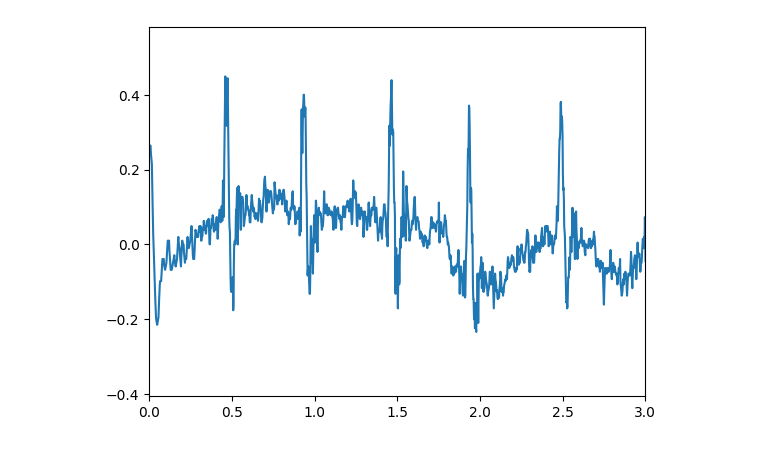
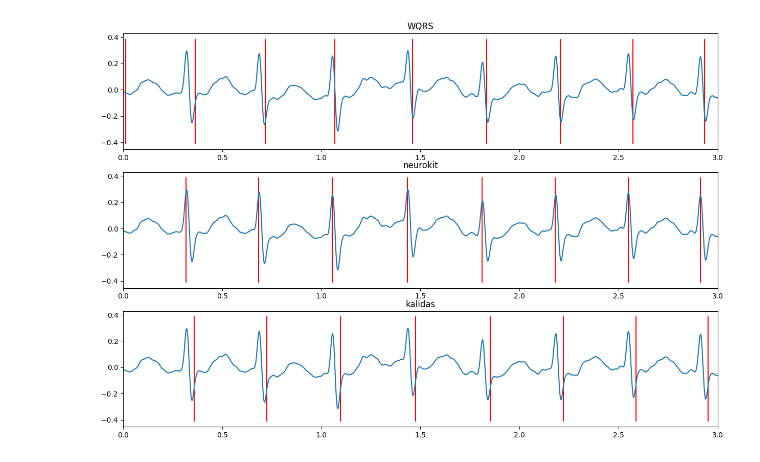
Before and after one commit to Mazako/projekt_zespolowy, a Jupyter notebook: ecd_sandbox/ecd_sandbox.ipynb, the cells around one changed output. Saved outputs shown, nothing was run; the diff lists cells and outputs as text; code cells hidden in the pictures.

```diff
--- a/ecd_sandbox/ecd_sandbox.ipynb
+++ b/ecd_sandbox/ecd_sandbox.ipynb
@@ -1,18 +1,27 @@
 # %%
+def plot_detector_results(ax, detector_results, title, time, canal):
+    ax.vlines(x=detector_results, ymin=min(canal), ymax=max(canal), color="r")
+    ax.plot(time, canal)
+    ax.set_xlim(0, 3)
+    ax.set_title(title)
 
 import matplotlib.pyplot as plt
-import numpy as np
-from ecgdetectors import Detectors
 
 from EcdDataConverter import import_mat
+from QrsDetector import *
+data = import_mat('./files/JS00005.hea', './files/JS00005.mat')
+channel = nk.ecg_clean(data.I, data.frequency)
 
-data = import_mat('./files/JS00001.hea', './files/JS00001.mat')
-II = data.II
-length = len(II)
-t = 1 / data.frequency
-time = np.arange(t, length * t + t, t)
-plt.plot(time, II)
-plt.xlim(0, 3)
-plt.show()
+wqrs = find_wqrs(channel, data.frequency)
+neurokit = find_neurokit(channel, data.frequency)
+kalidas = find_kalidas(channel, data.frequency)
+
+
+
+fig, ax = plt.subplots(3, 1, figsize=(15, 10))
+
+plot_detector_results(ax[0], wqrs, 'WQRS', data.time, channel)
+plot_detector_results(ax[1], neurokit, 'neurokit', data.time, channel)
+plot_detector_results(ax[2], kalidas, 'kalidas', data.time, channel)
 # %% [output]
-[figure, old version]
+[figure, new version]
```
Also changed, not shown: parts of 1 cell of this notebook, 12 other files.
